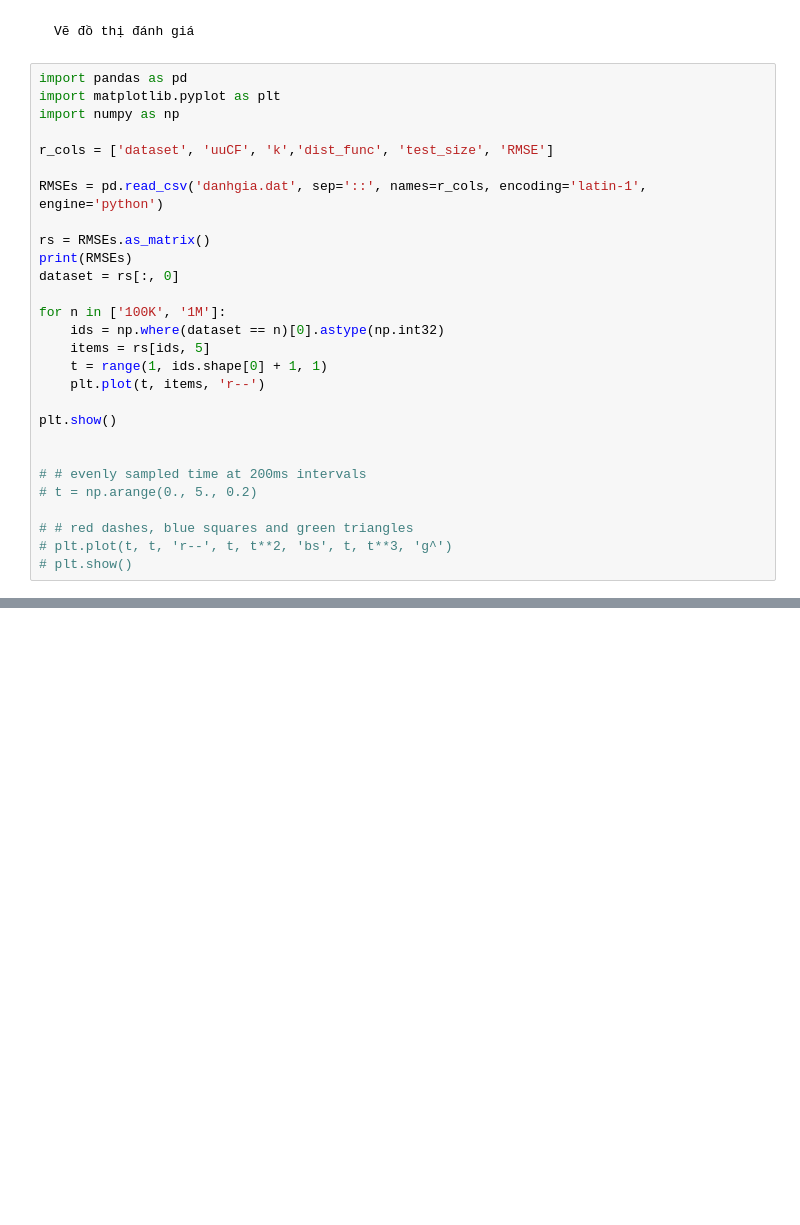
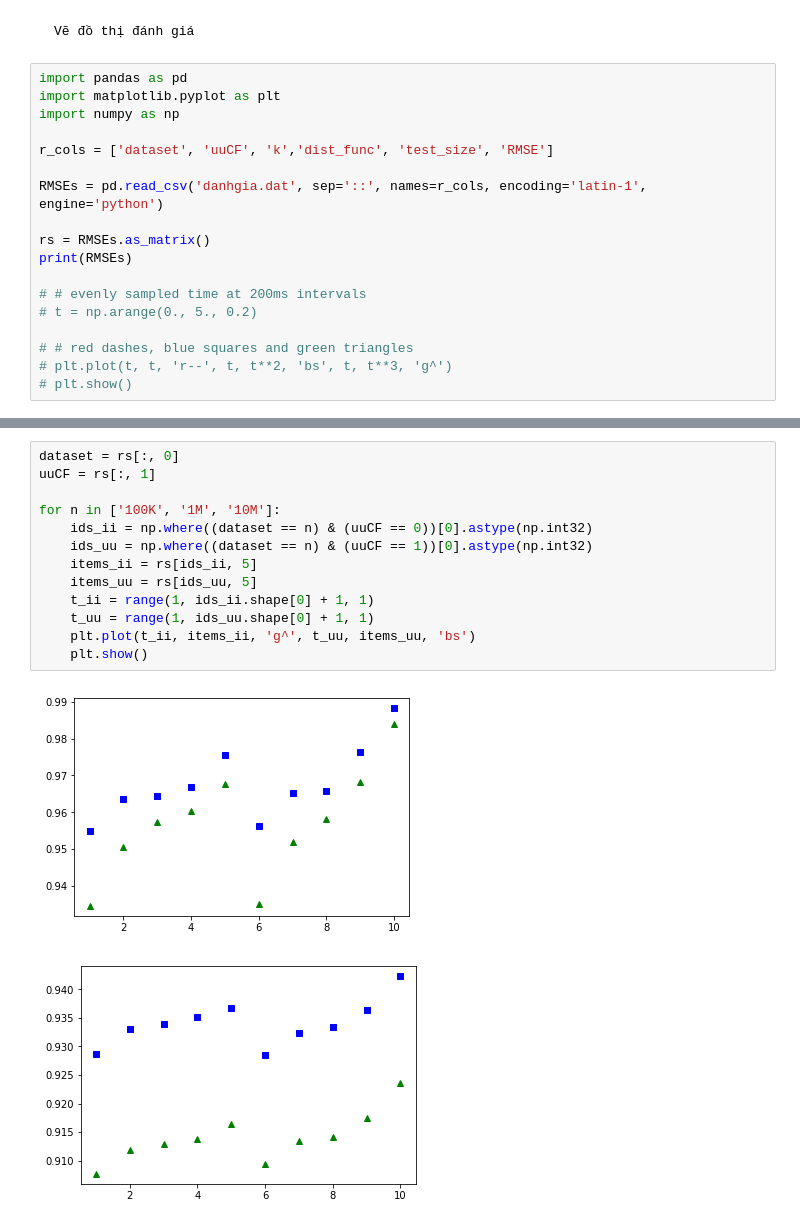
Before and after one commit to HaiHaChan/LDA_Viblo_Recommender_System, a Jupyter notebook: 24_collaborativefiltering/python/NBCF.ipynb, the cells around one changed output, grey strips where cells are left out. Cells and saved outputs as stored; diff of their text form; blank space fills up the shorter version.

```diff
--- a/24_collaborativefiltering/python/NBCF.ipynb
+++ b/24_collaborativefiltering/python/NBCF.ipynb
@@ -250,16 +250,6 @@ RMSEs = pd.read_csv('danhgia.dat', sep='::', names=r_cols, encoding='latin-1', e
 
 rs = RMSEs.as_matrix()
 print(RMSEs)
-dataset = rs[:, 0]
-
-for n in ['100K', '1M']:
-    ids = np.where(dataset == n)[0].astype(np.int32)
-    items = rs[ids, 5]
-    t = range(1, ids.shape[0] + 1, 1)
-    plt.plot(t, items, 'r--')
-
-plt.show()
-
 
 # # evenly sampled time at 200ms intervals
 # t = np.arange(0., 5., 0.2)
@@ -288,0 +278,16 @@ plt.show()
+# %%
+dataset = rs[:, 0]
+uuCF = rs[:, 1]
+
+for n in ['100K', '1M', '10M']:
+    ids_ii = np.where((dataset == n) & (uuCF == 0))[0].astype(np.int32)
+    ids_uu = np.where((dataset == n) & (uuCF == 1))[0].astype(np.int32)
+    items_ii = rs[ids_ii, 5]
+    items_uu = rs[ids_uu, 5]
+    t_ii = range(1, ids_ii.shape[0] + 1, 1)
+    t_uu = range(1, ids_uu.shape[0] + 1, 1)
+    plt.plot(t_ii, items_ii, 'g^', t_uu, items_uu, 'bs')
+    plt.show()
+# %% [output]
+[figure, added]
+[figure, added]
```
Also changed, not shown: parts of 2 cells of this notebook, 1 other file.
